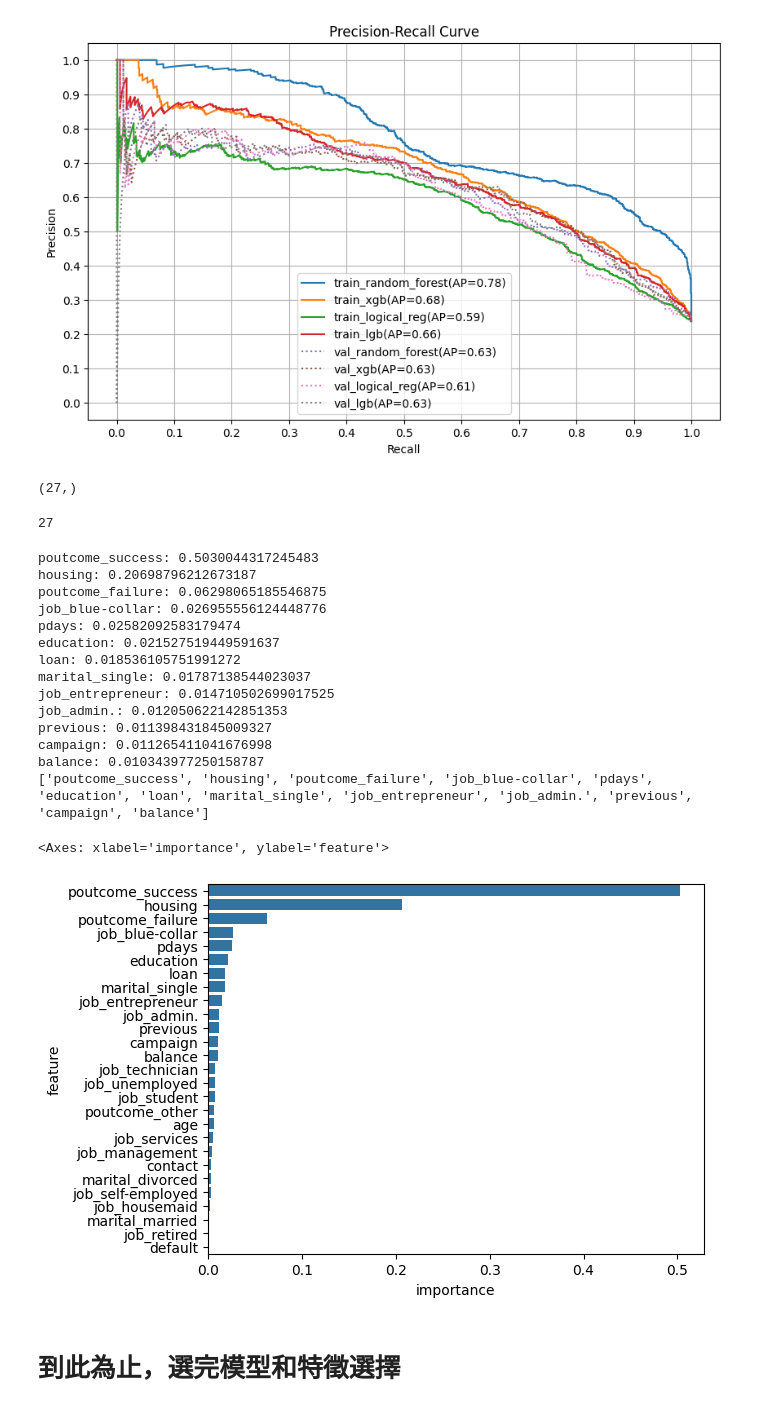
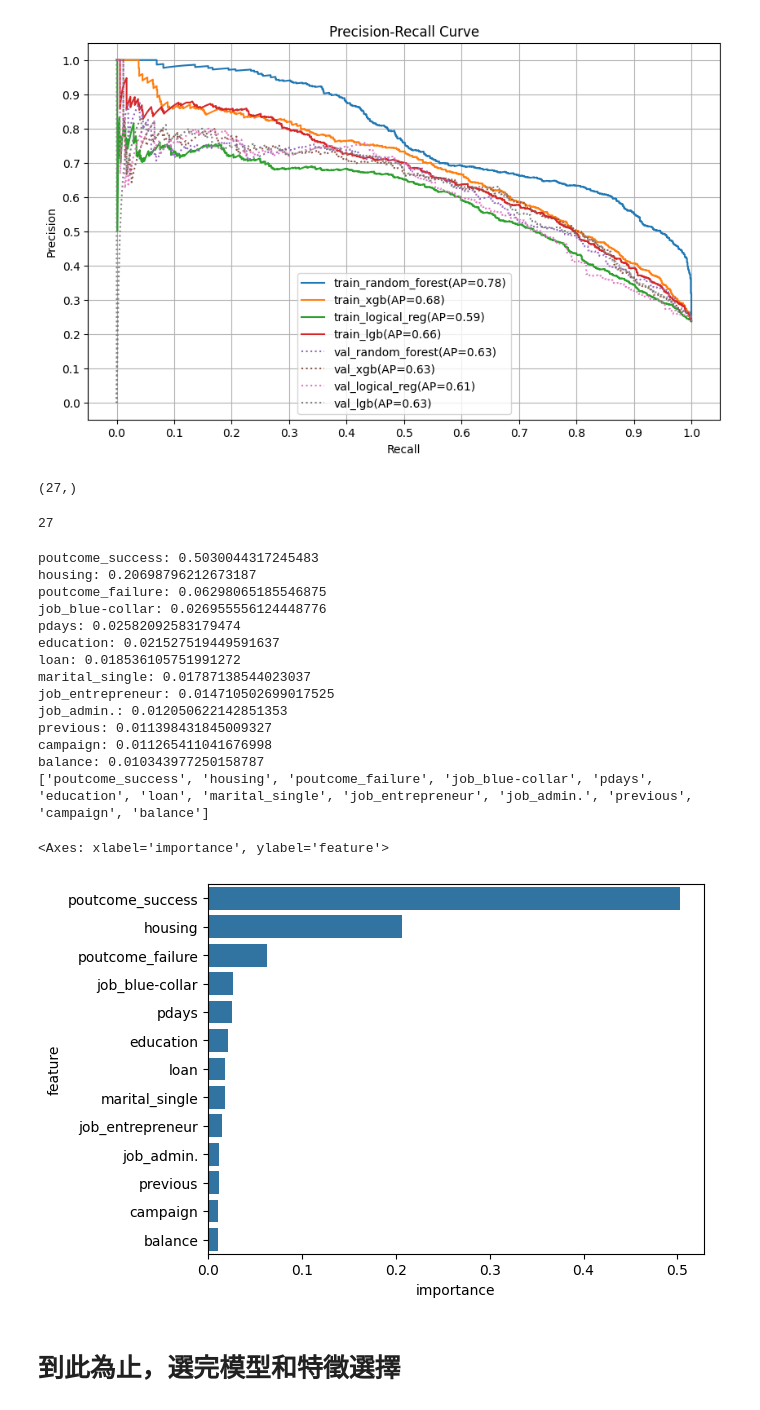
Before and after one commit to michael-0907/tibami, a Jupyter notebook: bank_after_discussion_no_duration.ipynb, the cells around one changed output. Saved outputs shown, nothing was run; the diff lists cells and outputs as text; code cells hidden in the pictures.

```diff
--- a/bank_after_discussion_no_duration.ipynb
+++ b/bank_after_discussion_no_duration.ipynb
@@ -364,40 +364,43 @@ sorted_columns = np.array(X_train_preproceed.columns)[sorted_index]
 sorted_importance = feature_importance[sorted_index]
 
 feature_select = []
+importance_select = []
 threshold = 0.01
 for i, j in zip(sorted_columns, sorted_importance):
   if j >= threshold:
     print(f"{i}: {j}")
     feature_select.append(i)
+    importance_select.append(j)
+
 
 print(feature_select)
 
-data = {"feature": sorted_columns, "importance": sorted_importance}
+data = {"feature": feature_select, "importance": importance_select}
 
 important_df = pd.DataFrame(data=data)
 sns.barplot(data=important_df, y="feature", x="importance")
 
 
 # ['poutcome', 'housing', 'job', 'pdays', 'education', 'loan', 'marital', 'previous', 'campaign', 'balance']
 # %% [output]
 (27,)
 27
 poutcome_success: 0.5030044317245483
 housing: 0.20698796212673187
 poutcome_failure: 0.06298065185546875
 job_blue-collar: 0.026955556124448776
 pdays: 0.02582092583179474
 education: 0.021527519449591637
 loan: 0.018536105751991272
 marital_single: 0.01787138544023037
 job_entrepreneur: 0.014710502699017525
 job_admin.: 0.012050622142851353
 previous: 0.011398431845009327
 campaign: 0.011265411041676998
 balance: 0.010343977250158787
 ['poutcome_success', 'housing', 'poutcome_failure', 'job_blue-collar', 'pdays', 'education', 'loan', 'marital_single', 'job_entrepreneur', 'job_admin.', 'previous', 'campaign', 'balance']
 <Axes: xlabel='importance', ylabel='feature'>
-[figure, old version]
+[figure, new version]
 # %% [markdown]
 # 到此為止，選完模型和特徵選擇
 # %%
```
